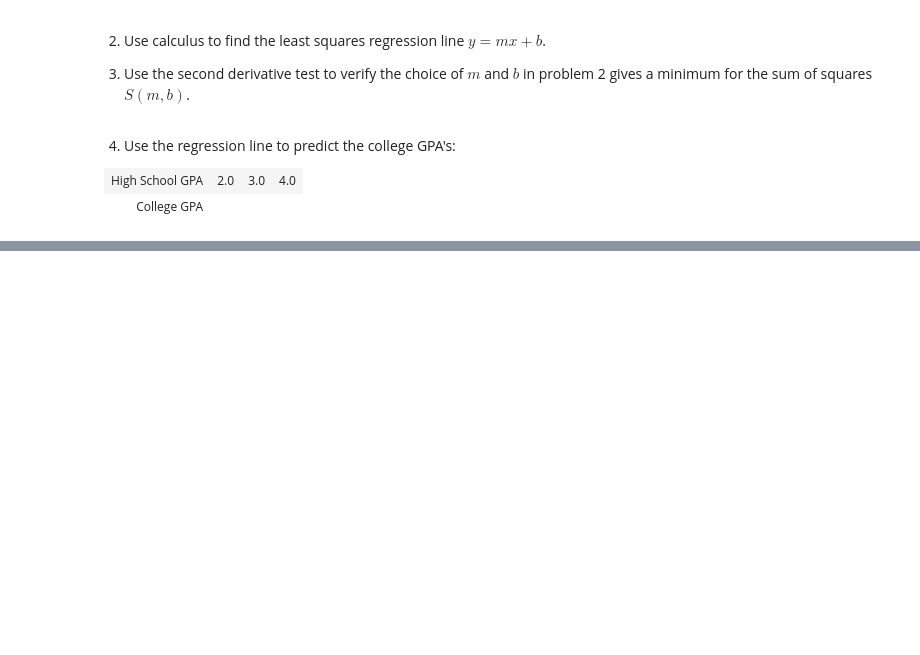
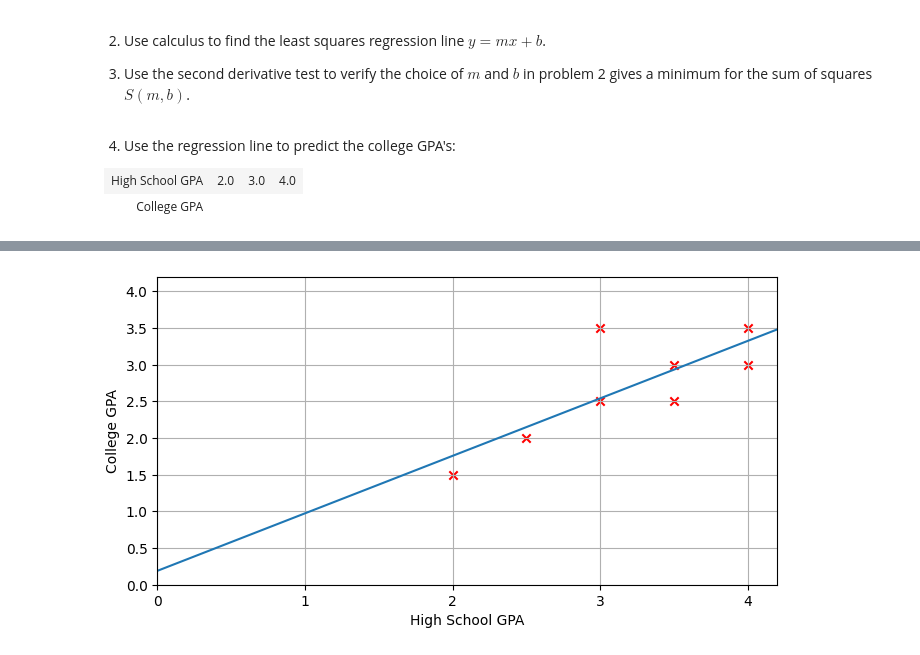
Before and after one commit to timothyprojectGiG/JB_Math_Textbook, a Jupyter notebook: _sources/Undergrad/AppliedCalc/ols.ipynb, the cells around one changed output, grey strips where cells are left out. Saved outputs shown, nothing was run; the diff lists cells and outputs as text; code cells hidden in the pictures; blank space fills up the shorter version.

```diff
--- a/_sources/Undergrad/AppliedCalc/ols.ipynb
+++ b/_sources/Undergrad/AppliedCalc/ols.ipynb
@@ -140,0 +171,22 @@ plt.show()
+# %%
+import matplotlib.pyplot as plt
+import numpy as np
+plt.figure(figsize=(8, 4))
+plt.xlim((0,4.2))
+plt.ylim((0,4.2))
+hs=[2.0,2.5,3.0,3.0,3.5,3.5,4.0,4.0]
+col=[1.5,2.0,2.5,3.5,2.5,3.0,3.0,3.5]
+plt.scatter(hs,col,color='r',marker='x')
+#--plot the OLS regression line-----
+m=.784
+b=.189
+xreg=np.linspace(0,5,50)
+yreg=m*xreg+b
+plt.plot(xreg,yreg,label="OLS Regression Line")
+plt.gca().set_xticks(np.arange(0,5,1))
+plt.grid()
+plt.xlabel("High School GPA")
+plt.ylabel("College GPA")
+plt.show()
+# %% [output]
+[figure, added]
```
Also changed, not shown: parts of 5 cells of this notebook, 15 other files.
